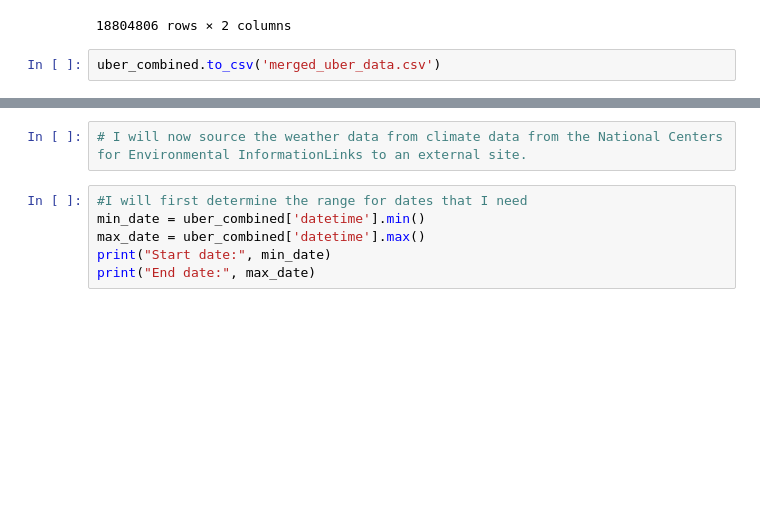
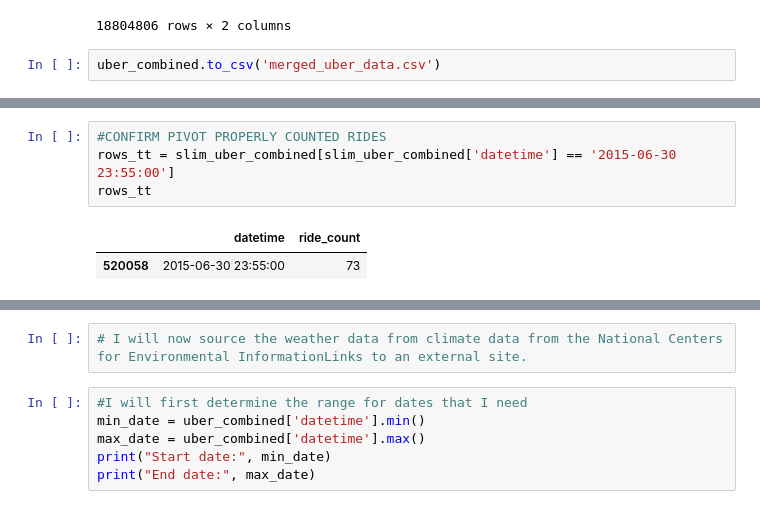
Before and after one commit to nikiconluxury/project-1-module-9, a Jupyter notebook: submit_project_1_m_9.ipynb, the cells around one changed output, grey strips where cells are left out. Cells and saved outputs as stored; diff of their text form; blank space fills up the shorter version.

```diff
--- a/submit_project_1_m_9.ipynb
+++ b/submit_project_1_m_9.ipynb
@@ -194,0 +204,7 @@ uber_combined.to_csv('merged_uber_data.csv')
+# %%
+#CONFIRM PIVOT PROPERLY COUNTED RIDES
+rows_tt = slim_uber_combined[slim_uber_combined['datetime'] == '2015-06-30 23:55:00']
+rows_tt
+# %% [output]
+|  | datetime | ride_count |
+| 520058 | 2015-06-30 23:55:00 | 73 |
```
Also changed, not shown: parts of 11 cells of this notebook, 1 other file.
